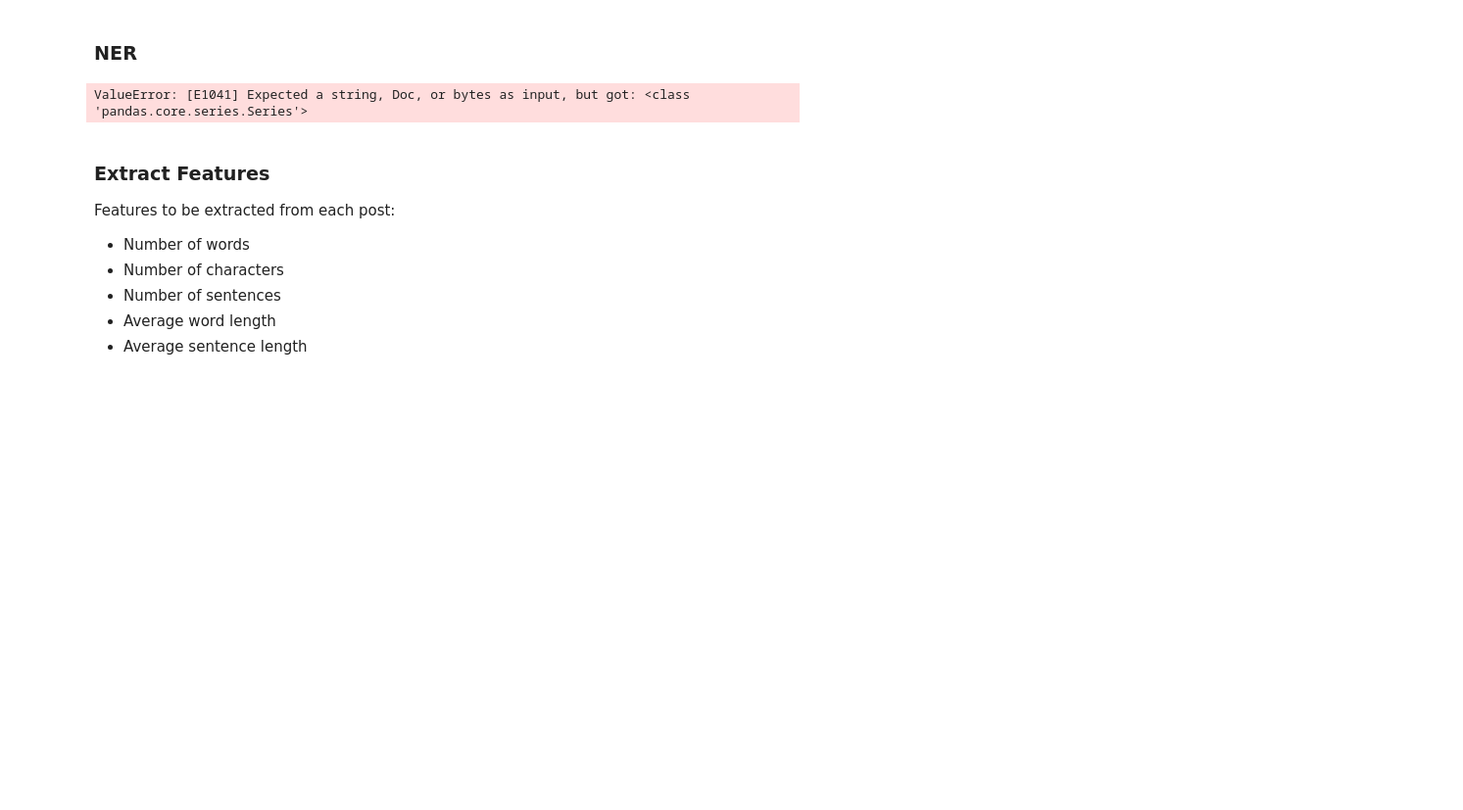
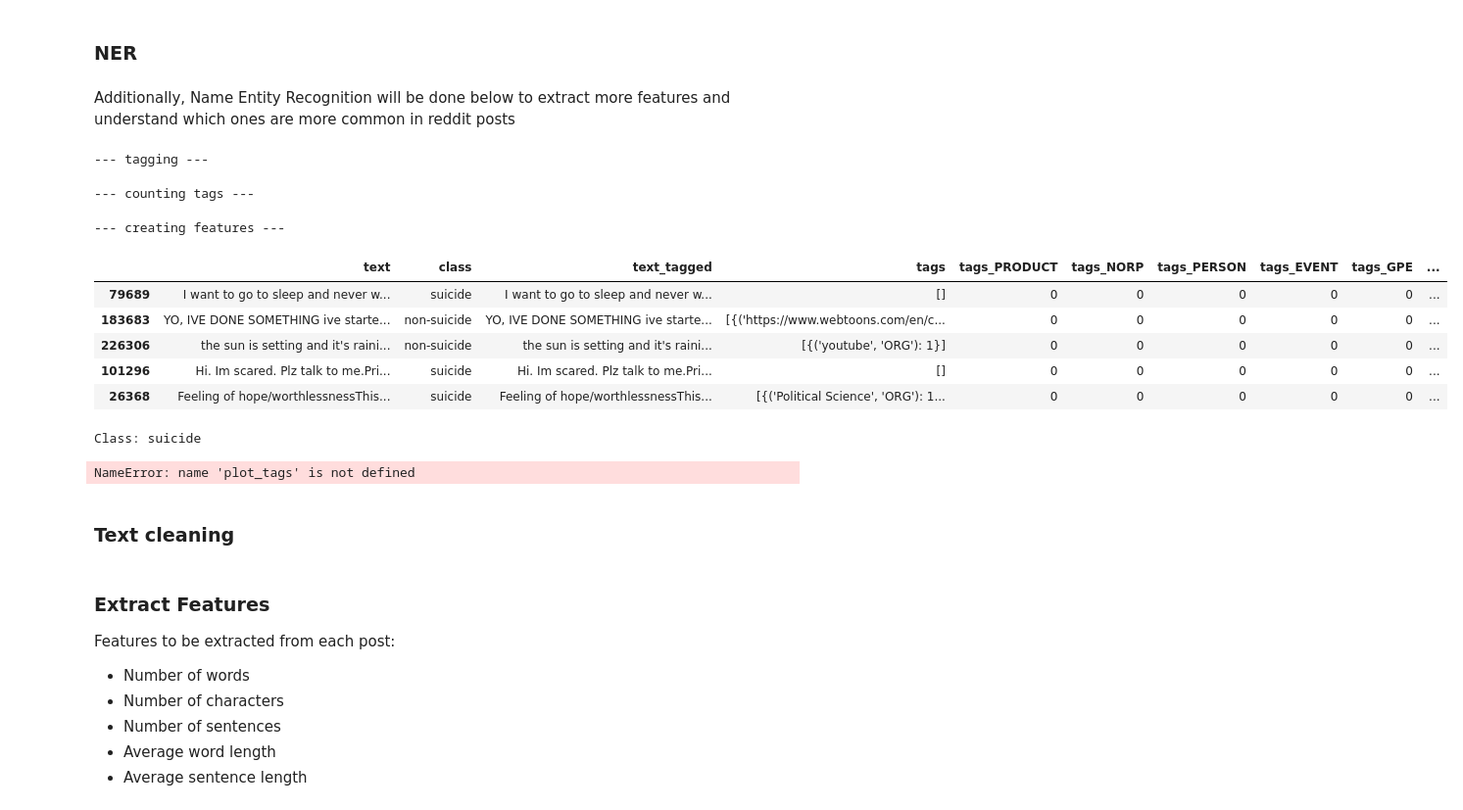
Before and after one commit to eugenebaraka/Predict-Suicidal-Ideation-on-Reddit, a Jupyter notebook: predict suicidal ideation/suicide-classification.ipynb, the cells around one changed output. Shown at 98% size. Drawn from its saved outputs; the diff is of its cells as text; code cells hidden in the pictures; blank space fills up the shorter version.

```diff
--- a/predict suicidal ideation/suicide-classification.ipynb
+++ b/predict suicidal ideation/suicide-classification.ipynb
@@ -50,7 +50,29 @@ The target variable is perfectly balanced, meaning 50% are suicidal posts while
 sample_data = reddit_data.sample(frac=0.1, random_state=1)
 # %% [markdown]
 ### NER
-# %%
-utils_ner_text(sample_data["text"].iloc[0])
-# %% [output]
-ValueError: [E1041] Expected a string, Doc, or bytes as input, but got: <class 'pandas.core.series.Series'>
+# %% [markdown]
+Additionally, Name Entity Recognition will be done below to extract more features and understand which ones are more common in reddit posts
+# %%
+tags_list = ["ORG","PERSON","NORP","GPE","LOC","FAC","EVENT","PRODUCT","WORK_OF_ART"]
+model = spacy.load("en_core_web_lg")
+sample_data = add_ner_spacy(dtf = sample_data, column = "text", lst_tag_filter = tags_list, create_features=True)
+# %% [output]
+--- tagging ---
+--- counting tags ---
+--- creating features ---
+# %%
+sample_data.head()
+# %% [output]
+|  | text | class | text_tagged | tags | tags_PRODUCT | tags_NORP | tags_PERSON | tags_EVENT | tags_GPE | ... |
+| 79689 | I want to go to sleep and never w... | suicide | I want to go to sleep and never w... | [] | 0 | 0 | 0 | 0 | 0 | ... |
+| 183683 | YO, IVE DONE SOMETHING ive starte... | non-suicide | YO, IVE DONE SOMETHING ive starte... | [{('https://www.webtoons.com/en/c... | 0 | 0 | 0 | 0 | 0 | ... |
+| 226306 | the sun is setting and it's raini... | non-suicide | the sun is setting and it's raini... | [{('youtube', 'ORG'): 1}] | 0 | 0 | 0 | 0 | 0 | ... |
+| 101296 | Hi. Im scared. Plz talk to me.Pri... | suicide | Hi. Im scared. Plz talk to me.Pri... | [] | 0 | 0 | 0 | 0 | 0 | ... |
+| 26368 | Feeling of hope/worthlessnessThis... | suicide | Feeling of hope/worthlessnessThis... | [{('Political Science', 'ORG'): 1... | 0 | 0 | 0 | 0 | 0 | ... |
+# %%
+for label in sample_data["class"].unique():
+    print(f"Class: {label}")
+    common_tags = plot_tags(tags=sample_data[sample_data["class"]== label]["tags"], top=10, figsize=(10,3))
+# %% [output]
+Class: suicide
+NameError: name 'plot_tags' is not defined
@@ -56,0 +82,2 @@ ValueError: [E1041] Expected a string, Doc, or bytes as input, but got: <class '
+# %% [markdown]
+### Text cleaning
```
Also changed, not shown: parts of 6 cells of this notebook, 1 other file.
